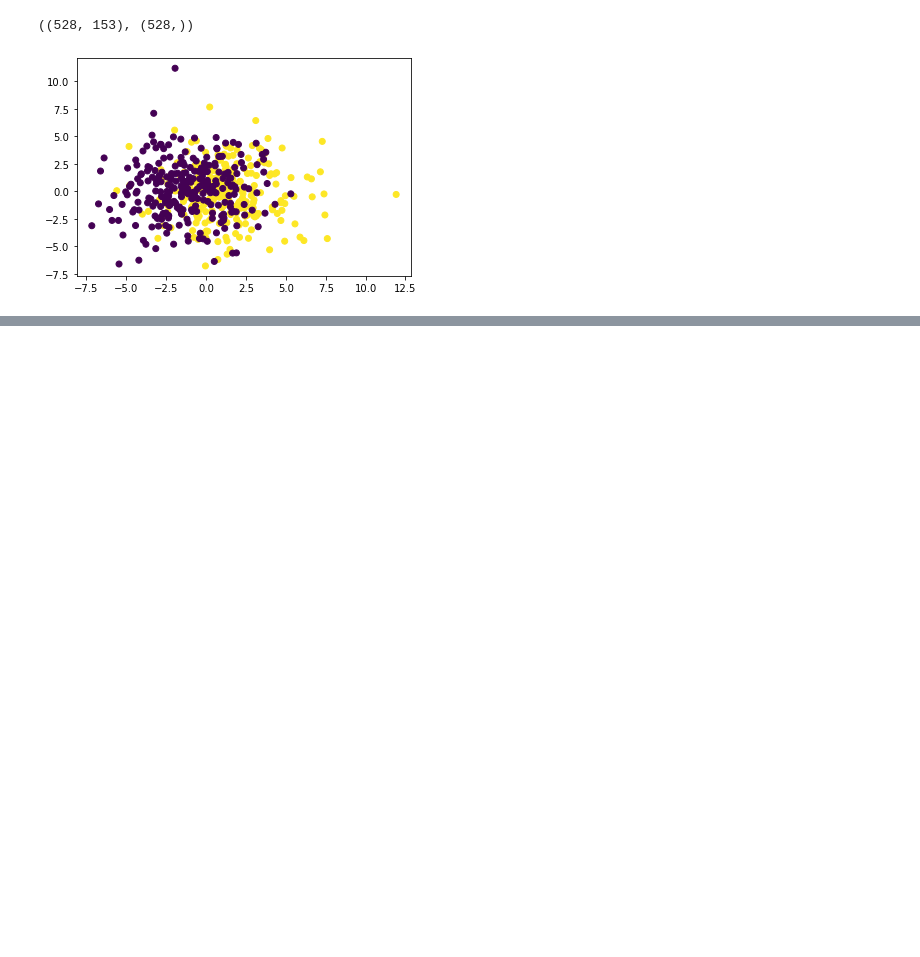
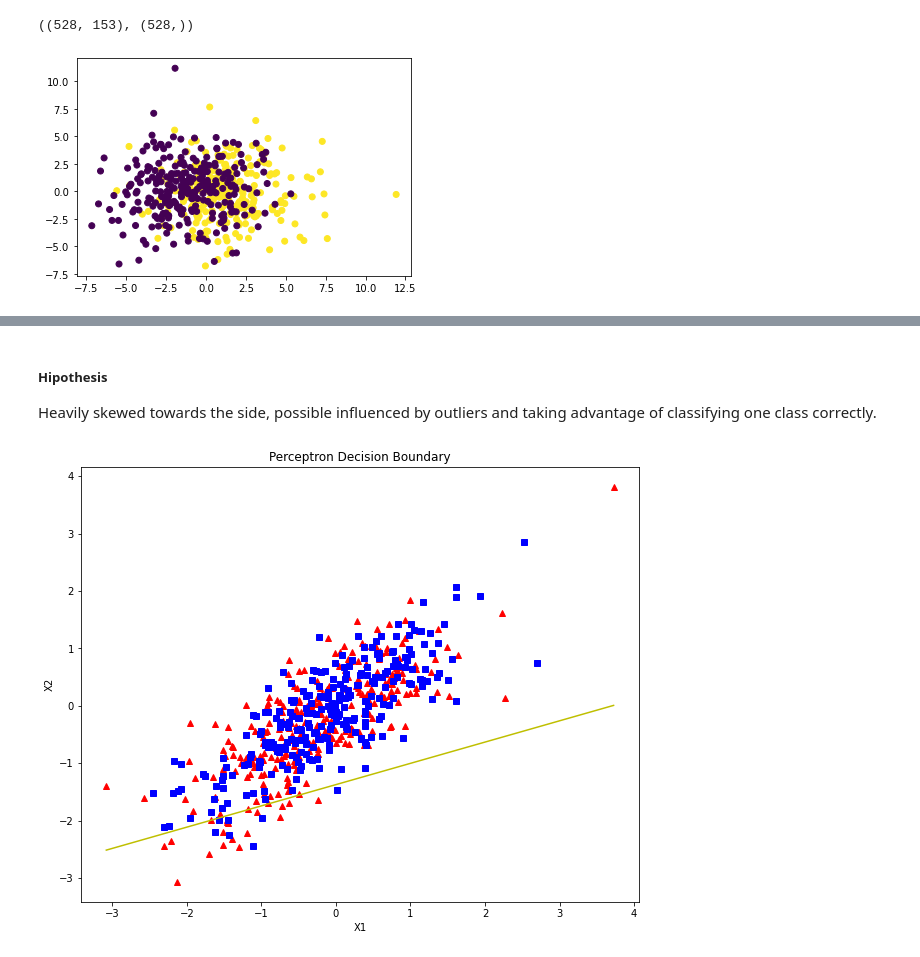
Before and after one commit to LuisRG30/Neural-Networks, a Jupyter notebook: PerceptronModels/SimplePerceptron/CrossValidate_RealData.ipynb, the cells around one changed output, grey strips where cells are left out. Cells and saved outputs as stored; diff of their text form; code cells hidden in the pictures; blank space fills up the shorter version.

```diff
--- a/PerceptronModels/SimplePerceptron/CrossValidate_RealData.ipynb
+++ b/PerceptronModels/SimplePerceptron/CrossValidate_RealData.ipynb
@@ -51,0 +72,23 @@ ValueError: shapes (153,) and (154,1) not aligned: 153 (dim 0) != 154 (dim 0)
+# %%
+def decision_boundary(X, y, theta):
+
+    x1 = [min(X[:,0]), max(X[:,0])]
+    m = -theta[1]/theta[2]
+    c = -theta[0]/theta[2]
+    x2 = m*x1 + c
+
+    # Plotting
+    fig = plt.figure(figsize=(10,8))
+    plt.plot(X[:, 0][y==0], X[:, 1][y==0], "r^")
+    plt.plot(X[:, 0][y==1], X[:, 1][y==1], "bs")
+    plt.xlabel("X1")
+    plt.ylabel("X2")
+    plt.title("Perceptron Decision Boundary")
+    plt.plot(x1, x2, 'y-')
+# %% [markdown]
+##### Hipothesis
+Heavily skewed towards the side, possible influenced by outliers and taking advantage of classifying one class correctly.
+# %%
+decision_boundary(X, y, P.weights)
+# %% [output]
+[figure, added]
```
Also changed, not shown: parts of 27 cells of this notebook, 1 other file.
